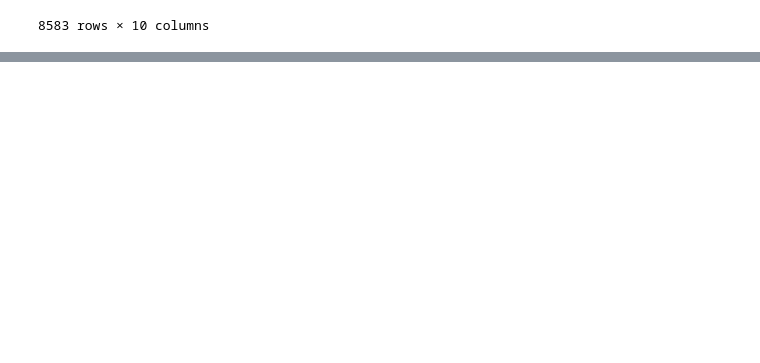
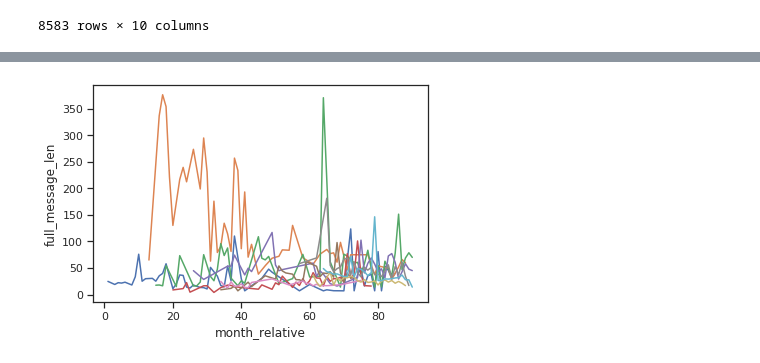
Before and after one commit to woc-hack/TAP, a Jupyter notebook: tap-scrap.ipynb, the cells around one changed output, grey strips where cells are left out. Cells and saved outputs as stored; diff of their text form; code cells hidden in the pictures; blank space fills up the shorter version.

```diff
--- a/tap-scrap.ipynb
+++ b/tap-scrap.ipynb
@@ -103,0 +65,9 @@ sns.lineplot(x="month_relative", y="sentiment", hue='author_name',
+# %%
+q_message = df_messagelen_grouped["full_message_len"].quantile(0.99)
+
+g = sns.lineplot(x="month_relative", y="full_message_len", hue='author_name',
+             data=df_messagelen_grouped[df_messagelen_grouped["full_message_len"] < q_message])
+
+g.legend_.remove()
+# %% [output]
+[figure, added]
```
Also changed, not shown: parts of 11 cells of this notebook.
